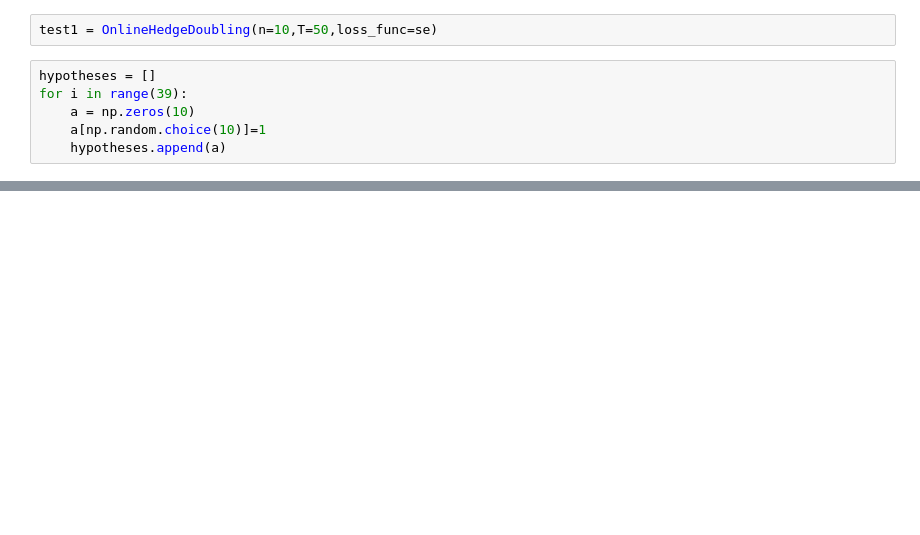
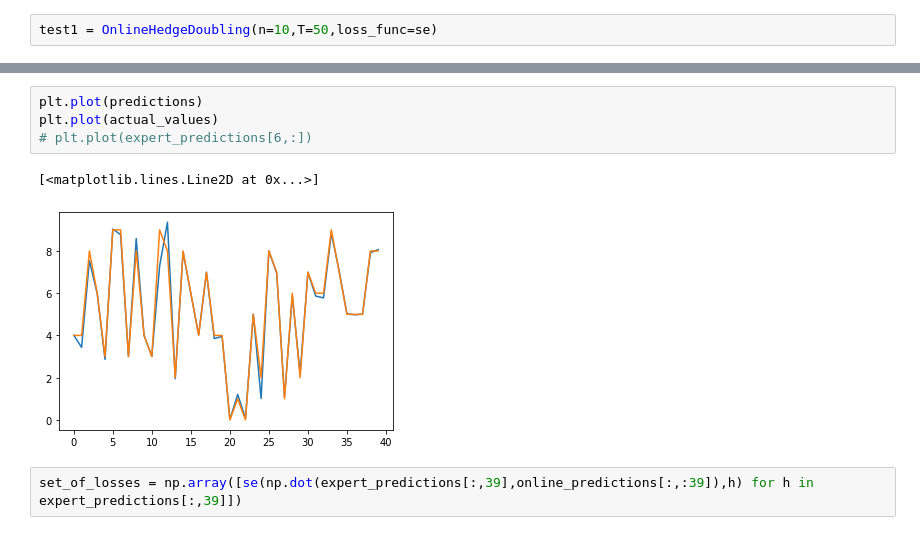
Before and after one commit to magittan/Online-Ensembles-for-Time-Series-Forecasting, a Jupyter notebook: Discrepancy.ipynb, the cells around one changed output, grey strips where cells are left out. Saved outputs shown, nothing was run; the diff lists cells and outputs as text; blank space fills up the shorter version.

```diff
--- a/Discrepancy.ipynb
+++ b/Discrepancy.ipynb
@@ -30,8 +31,2 @@ actual_values[:-1].shape
 # %%
 test1 = OnlineHedgeDoubling(n=10,T=50,loss_func=se)
-# %%
-hypotheses = []
-for i in range(39):
-    a = np.zeros(10)
-    a[np.random.choice(10)]=1
-    hypotheses.append(a)
@@ -128,0 +50,9 @@ discrepancy(np.ones(39)/39,hypotheses,expert_predictions[:,39],expert_prediction
+# %%
+plt.plot(predictions)
+plt.plot(actual_values)
+# plt.plot(expert_predictions[6,:])
+# %% [output]
+[<matplotlib.lines.Line2D at 0x...>]
+[figure, added]
+# %%
+set_of_losses = np.array([se(np.dot(expert_predictions[:,39],online_predictions[:,:39]),h) for h in expert_predictions[:,39]])
```
Also changed, not shown: parts of 126 cells of this notebook, 22 other files.
